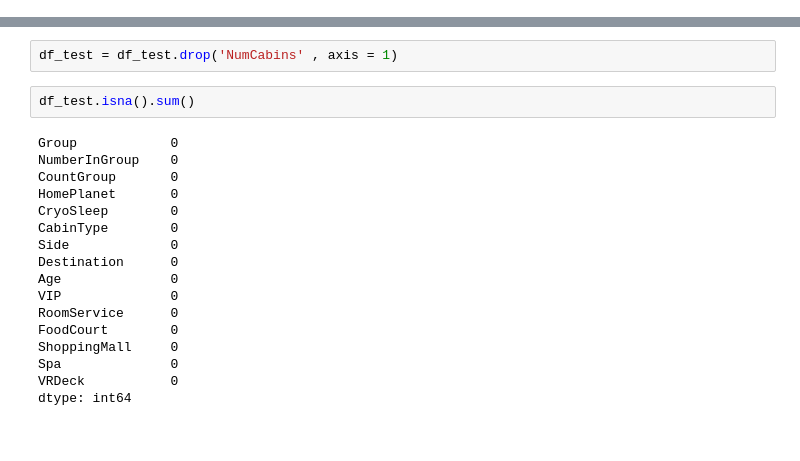
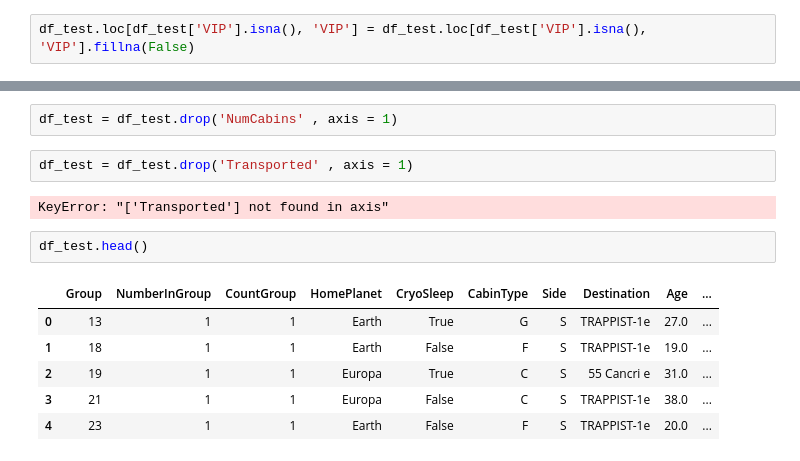
Before and after one commit to taniamvitoria/SpaceshipTitanic, a Jupyter notebook: SpaceshipTitanic.ipynb, the cells around one changed output, grey strips where cells are left out. Drawn from its saved outputs; the diff is of its cells as text.

```diff
--- a/SpaceshipTitanic.ipynb
+++ b/SpaceshipTitanic.ipynb
@@ -499,5 +662,7 @@ df_test.loc[df_test['Destination'].isnull(), 'Destination'] = 'PSO J318.5-22'
 countplot_one_column('VIP', 'VIP')
 # %% [output]
 [figure]
+# %%
+df_test.loc[df_test['VIP'].isna(), 'VIP'] = df_test.loc[df_test['VIP'].isna(), 'VIP'].fillna(False)
 # %%
 countplot_one_column('Destination', 'Destination')
@@ -542,22 +709,16 @@ fillnatest_column('CabinType', 'HomePlanet', 'Earth', 'G')
 fillnatest_column('CabinType', 'HomePlanet', 'Mars', 'F')
 # %%
 df_test = df_test.drop('NumCabins' , axis = 1)
+# %%
+df_test = df_test.drop('Transported' , axis = 1)
+# %% [output]
+KeyError: "['Transported'] not found in axis"
 # %%
-df_test.isna().sum()
+df_test.head()
 # %% [output]
-Group            0
-NumberInGroup    0
-CountGroup       0
-HomePlanet       0
-CryoSleep        0
-CabinType        0
-Side             0
-Destination      0
-Age              0
-VIP              0
-RoomService      0
-FoodCourt        0
-ShoppingMall     0
-Spa              0
-VRDeck           0
-dtype: int64
+|  | Group | NumberInGroup | CountGroup | HomePlanet | CryoSleep | CabinType | Side | Destination | Age | ... |
+| 0 | 13 | 1 | 1 | Earth | True | G | S | TRAPPIST-1e | 27.0 | ... |
+| 1 | 18 | 1 | 1 | Earth | False | F | S | TRAPPIST-1e | 19.0 | ... |
+| 2 | 19 | 1 | 1 | Europa | True | C | S | 55 Cancri e | 31.0 | ... |
+| 3 | 21 | 1 | 1 | Europa | False | C | S | TRAPPIST-1e | 38.0 | ... |
+| 4 | 23 | 1 | 1 | Earth | False | F | S | TRAPPIST-1e | 20.0 | ... |
```
Also changed, not shown: parts of 53 cells of this notebook.
